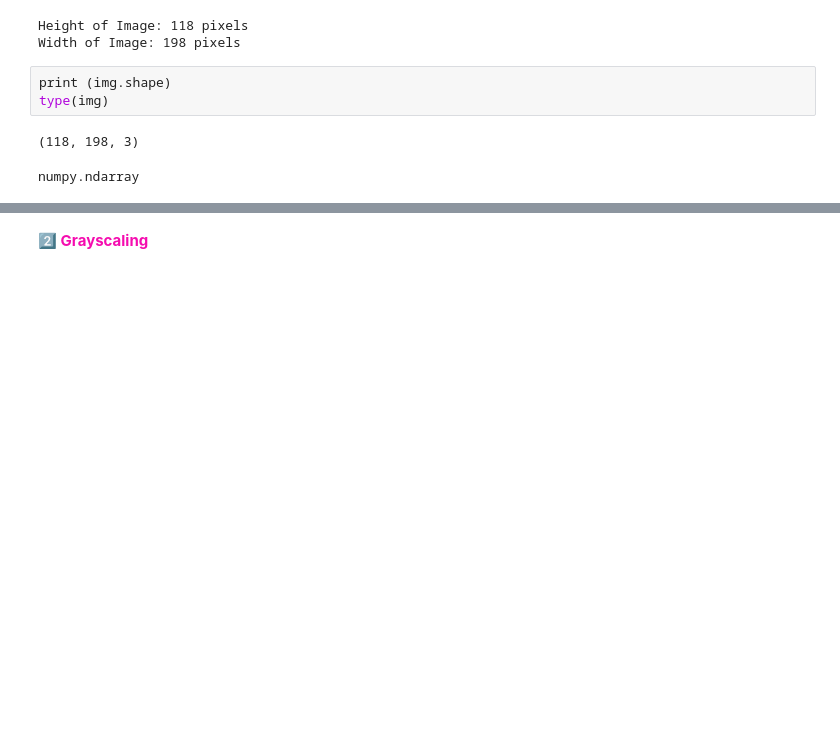
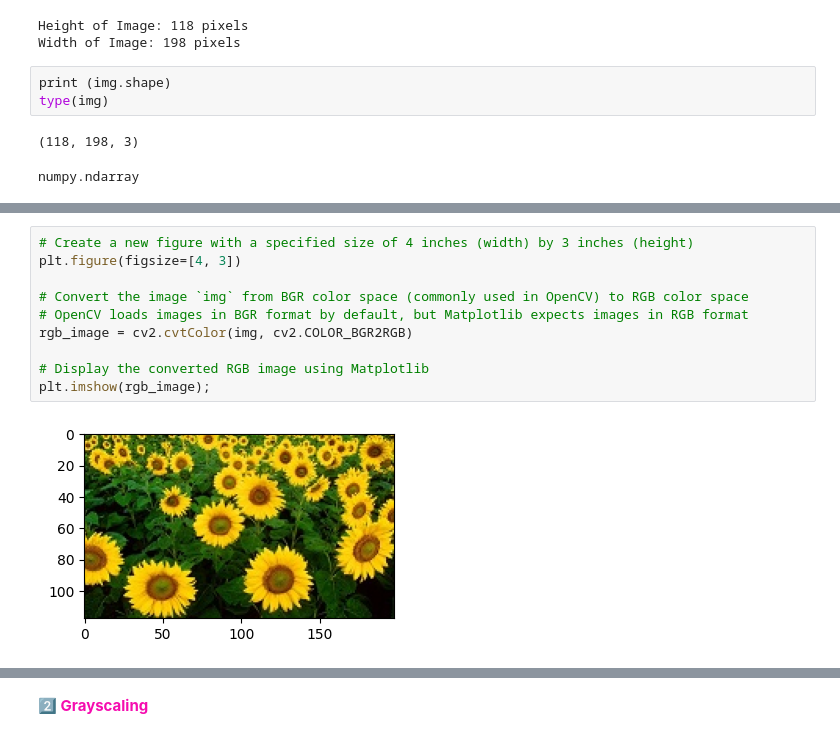
Before and after one commit to RezaSaadatyar/Computer-Vision, a Jupyter notebook: Code/Untitled-1.ipynb, the cells around one changed output, grey strips where cells are left out. Drawn from its saved outputs; the diff is of its cells as text; blank space fills up the shorter version.

```diff
--- a/Code/Untitled-1.ipynb
+++ b/Code/Untitled-1.ipynb
@@ -75,0 +80,12 @@ plt.imshow(img[..., ::-1]); # BGR convert to RGB
+# %%
+# Create a new figure with a specified size of 4 inches (width) by 3 inches (height)
+plt.figure(figsize=[4, 3])
+
+# Convert the image `img` from BGR color space (commonly used in OpenCV) to RGB color space
+# OpenCV loads images in BGR format by default, but Matplotlib expects images in RGB format
+rgb_image = cv2.cvtColor(img, cv2.COLOR_BGR2RGB)
+
+# Display the converted RGB image using Matplotlib
+plt.imshow(rgb_image);
+# %% [output]
+[figure, added]
```
Also changed, not shown: parts of 31 cells of this notebook.
